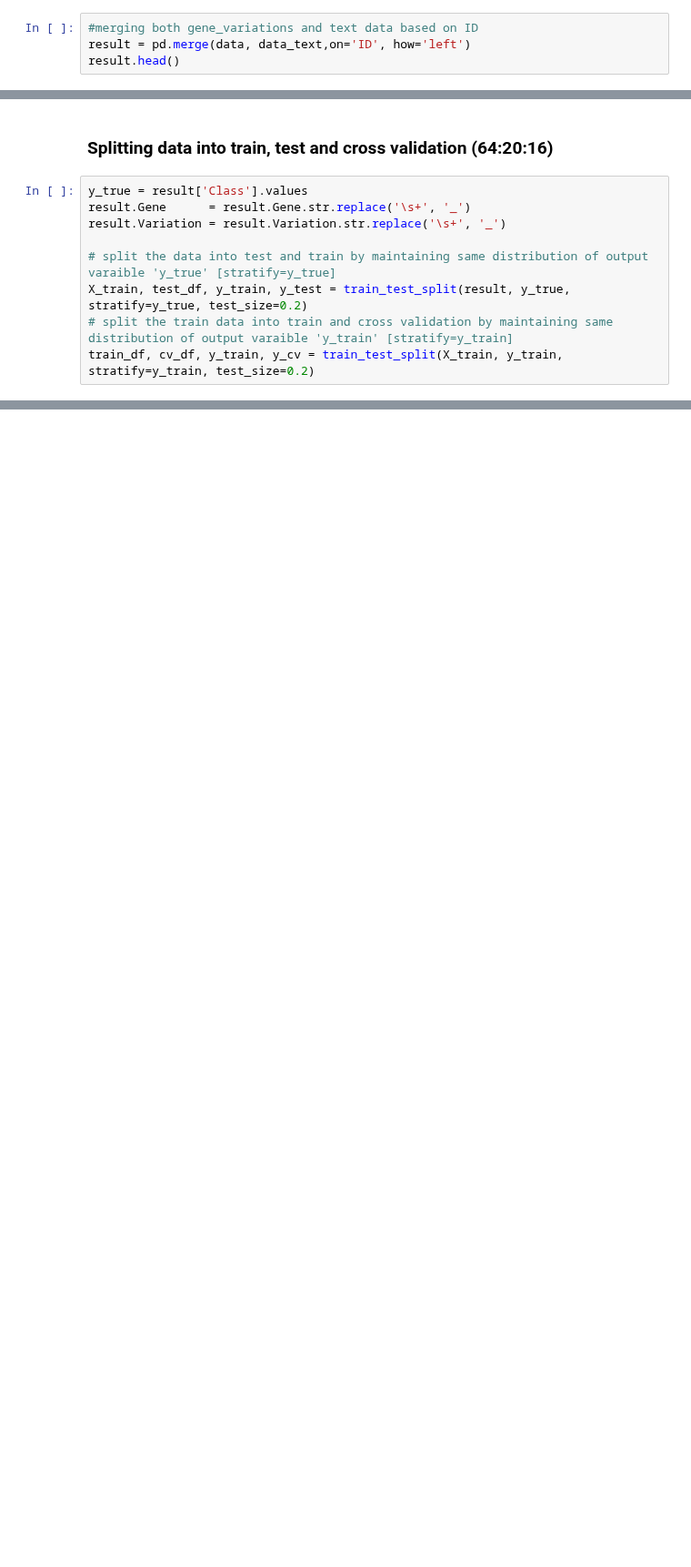
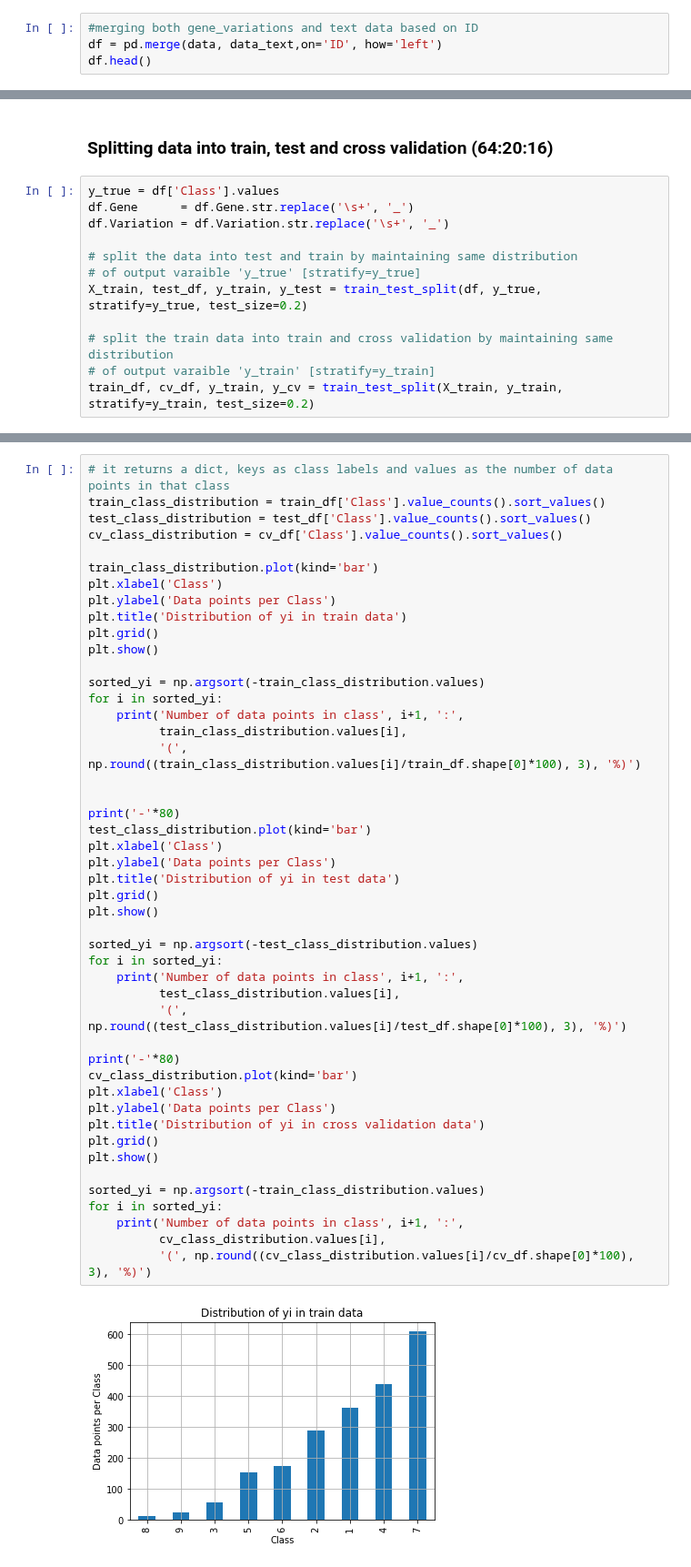
Before and after one commit to nitishmalagi/Personalized-Cancer-Diagnosis-Classification, a Jupyter notebook: Personalized-Cancer-Diagnosis-Classification.ipynb, the cells around one changed output, grey strips where cells are left out. Shown at 91% size. Cells and saved outputs as stored; diff of their text form; blank space fills up the shorter version.

Commit message:
Pushing Data analysis logic

```diff
--- a/Personalized-Cancer-Diagnosis-Classification.ipynb
+++ b/Personalized-Cancer-Diagnosis-Classification.ipynb
@@ -118,7 +134,7 @@ Time took for preprocessing the text : 28.418603 seconds
 # %%
 #merging both gene_variations and text data based on ID
-result = pd.merge(data, data_text,on='ID', how='left')
-result.head()
+df = pd.merge(data, data_text,on='ID', how='left')
+df.head()
 # %% [output]
 |  | ID | Gene | Variation | Class | TEXT |
 | 0 | 0 | FAM58A | Truncating Mutations | 1 | cyclin dependent kinases cdks reg... |
@@ -140,11 +158,14 @@ result[result.isnull().any(axis=1)]
 # %% [markdown]
 ### Splitting data into train, test and cross validation (64:20:16)
 # %%
-y_true = result['Class'].values
-result.Gene      = result.Gene.str.replace('\s+', '_')
-result.Variation = result.Variation.str.replace('\s+', '_')
+y_true = df['Class'].values
+df.Gene      = df.Gene.str.replace('\s+', '_')
+df.Variation = df.Variation.str.replace('\s+', '_')
 
-# split the data into test and train by maintaining same distribution of output varaible 'y_true' [stratify=y_true]
-X_train, test_df, y_train, y_test = train_test_split(result, y_true, stratify=y_true, test_size=0.2)
-# split the train data into train and cross validation by maintaining same distribution of output varaible 'y_train' [stratify=y_train]
+# split the data into test and train by maintaining same distribution
+# of output varaible 'y_true' [stratify=y_true]
+X_train, test_df, y_train, y_test = train_test_split(df, y_true, stratify=y_true, test_size=0.2)
+
+# split the train data into train and cross validation by maintaining same distribution
+# of output varaible 'y_train' [stratify=y_train]
 train_df, cv_df, y_train, y_cv = train_test_split(X_train, y_train, stratify=y_train, test_size=0.2)
@@ -150,0 +182,49 @@ train_df, cv_df, y_train, y_cv = train_test_split(X_train, y_train, stratify=y_t
+# %%
+# it returns a dict, keys as class labels and values as the number of data points in that class
+train_class_distribution = train_df['Class'].value_counts().sort_values()
+test_class_distribution = test_df['Class'].value_counts().sort_values()
+cv_class_distribution = cv_df['Class'].value_counts().sort_values()
+
+train_class_distribution.plot(kind='bar')
+plt.xlabel('Class')
+plt.ylabel('Data points per Class')
+plt.title('Distribution of yi in train data')
+plt.grid()
+plt.show()
+
+sorted_yi = np.argsort(-train_class_distribution.values)
+for i in sorted_yi:
+    print('Number of data points in class', i+1, ':',
+          train_class_distribution.values[i],
+          '(', np.round((train_class_distribution.values[i]/train_df.shape[0]*100), 3), '%)')
+
+
+print('-'*80)
+test_class_distribution.plot(kind='bar')
+plt.xlabel('Class')
+plt.ylabel('Data points per Class')
+plt.title('Distribution of yi in test data')
+plt.grid()
+plt.show()
+
+sorted_yi = np.argsort(-test_class_distribution.values)
+for i in sorted_yi:
+    print('Number of data points in class', i+1, ':',
+          test_class_distribution.values[i],
+          '(', np.round((test_class_distribution.values[i]/test_df.shape[0]*100), 3), '%)')
+
+print('-'*80)
+cv_class_distribution.plot(kind='bar')
+plt.xlabel('Class')
+plt.ylabel('Data points per Class')
+plt.title('Distribution of yi in cross validation data')
+plt.grid()
+plt.show()
+
+sorted_yi = np.argsort(-train_class_distribution.values)
+for i in sorted_yi:
+    print('Number of data points in class', i+1, ':',
+          cv_class_distribution.values[i],
+          '(', np.round((cv_class_distribution.values[i]/cv_df.shape[0]*100), 3), '%)')
+# %% [output]
+[figure, added]
```
Also changed, not shown: parts of 21 cells of this notebook.
